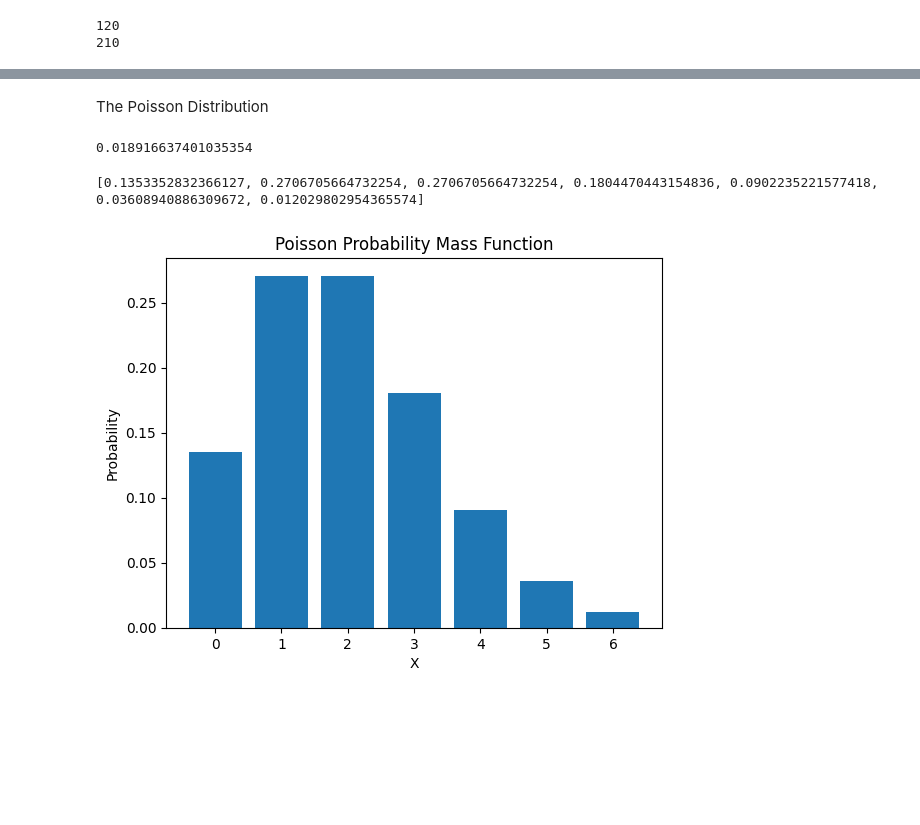
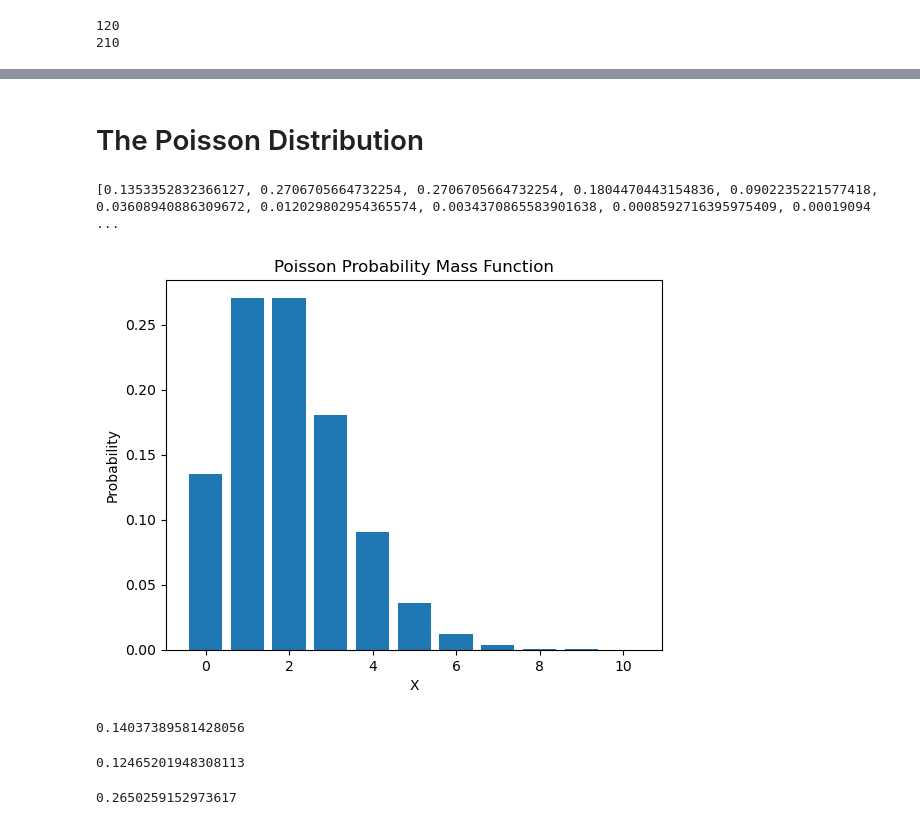
Before and after one commit to rjwrobel86/Python4Statistics, a Jupyter notebook: Notebooks/BinomialandPoisson.ipynb, the cells around one changed output, grey strips where cells are left out. Drawn from its saved outputs; the diff is of its cells as text; code cells hidden in the pictures; blank space fills up the shorter version.

```diff
--- a/Notebooks/BinomialandPoisson.ipynb
+++ b/Notebooks/BinomialandPoisson.ipynb
@@ -63,6 +51,6 @@ binomial(x,n,pi)
 # %%
 #Creating a probability distribution
-successes = [0,1,2,3,4,5]
+successes = [0,1,2,3,4,5,6,7,8,9,10]
 pi = 0.1
 n = 10
 probs = []
@@ -136,0 +122,12 @@ print(1-c)
+# %%
+#(x>=2)
+n = 10
+x = 2
+pi = 0.10
+c = 0
+
+for i in range(0, x):
+    c += binomial(i, n, pi)
+    p = 1 - c
+
+print(p)
@@ -137,36 +172,66 @@ print(1-c)
 # %% [markdown]
-The Poisson Distribution
+# The Poisson Distribution
 # %%
-import math #import math to call the exponentiate function: exp()
-#l = lambda = average rate
-#k = number of events
+#Creating a poisson formula function
+#l = lambda = average rate of events, x = number of events
 
-def poisson(l,k):
+def poisson(l,x):
     numerator = (l**k)*(math.exp(-l))
-    denominator = factorial(k)
+    denominator = factorial(x)
     p = numerator / denominator
     return p
-
-poisson(10,4)
-# %% [output]
-0.018916637401035354
 # %%
-#Creating a probability distribution
-x = [0,1,2,3,4,5,6]
-p_of_x = []
+#Creating a probability mass function
+x = [0,1,2,3,4,5,6,7,8,9,10]
 l = 2
 
+ps = []
+
 for i in x:
-    p_of_x.append(poisson(l,i))
+    ps.append(poisson(l,i))
 
-print(p_of_x)
+print(ps)
 # %% [output]
-[0.1353352832366127, 0.2706705664732254, 0.2706705664732254, 0.1804470443154836, 0.0902235221577418, 0.03608940886309672, 0.012029802954365574]
+[0.1353352832366127, 0.2706705664732254, 0.2706705664732254, 0.1804470443154836, 0.0902235221577418, 0.03608940886309672, 0.012029802954365574, 0.0034370865583901638, 0.0008592716395975409, 0.00019094 ...
 # %%
-plt.bar(x, p_of_x)
+#Plotting the probability mass function
+plt.bar(x, ps)
 plt.title('Poisson Probability Mass Function')
 plt.xlabel('X')
 plt.ylabel('Probability')
 plt.show()
 # %% [output]
-[figure, old version]
+[figure, new version]
+# %%
+#Calculating probabilities - lambda = 5
+#(x=3)
+x=3
+l=5
+
+poisson(l,x)
+# %% [output]
+0.14037389581428056
+# %%
+#p(x<3)
+x=3
+l=5
+
+p=0
+for i in range(0, x): #Use x+1 for p(x<=X) and x for p(x<X)
+    p += poisson(l,i)
+
+p
+# %% [output]
+0.12465201948308113
+# %%
+#p(x<=3)
+x=3
+l=5
+
+p=0
+for i in range(0, x+1):
+    p += poisson(l,i)
+
+p
+# %% [output]
+0.2650259152973617
```
Also changed, not shown: parts of 17 cells of this notebook, 20 other files.
